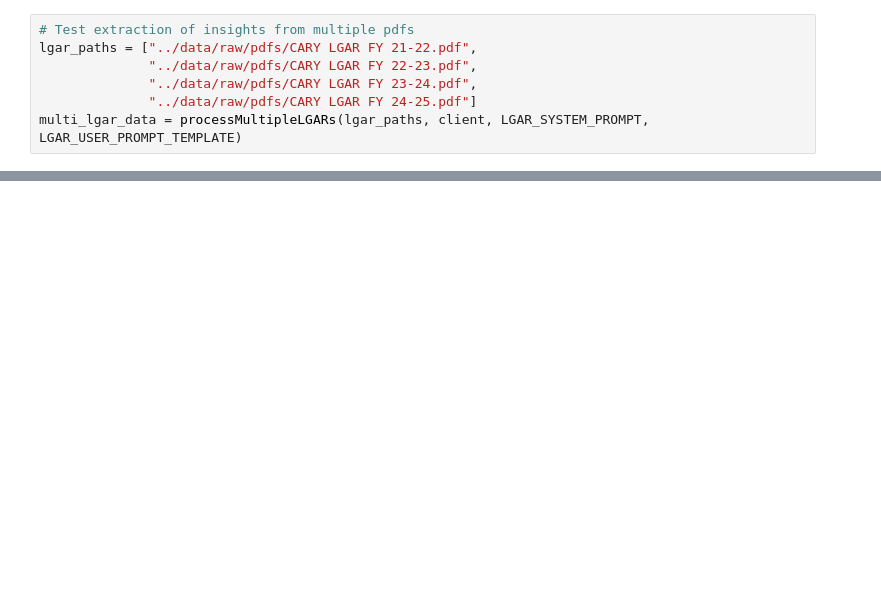
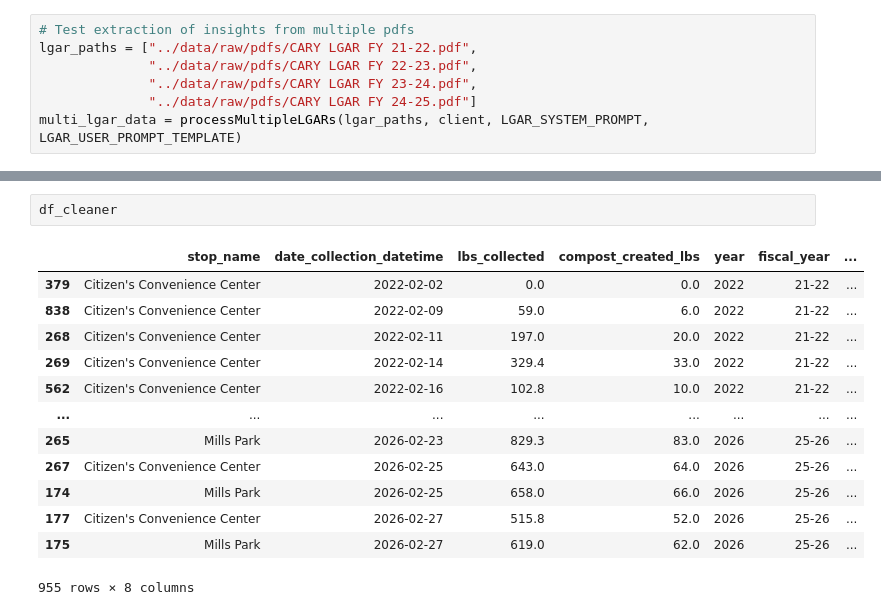
Before and after one commit to a-vargasmarte/food-waste-recycling-impact, a Jupyter notebook: notebook/DataExploration.ipynb, the cells around one changed output, grey strips where cells are left out. Drawn from its saved outputs; the diff is of its cells as text; blank space fills up the shorter version.

```diff
--- a/notebook/DataExploration.ipynb
+++ b/notebook/DataExploration.ipynb
@@ -694,3 +656,19 @@ multi_lgar_data
 | 9 | 2024-2025 | 8/27/2025 | Municipal Solid Waste | 54646.0 | 37684.36 | 6223450.00 | ... |
 | 10 | 2024-2025 | 8/27/2025 | Recycling | 54646.0 | 11007.53 | 1993069.00 | ... |
 | 11 | 2024-2025 | 8/27/2025 | Yard Waste | 54646.0 | 23510.17 | 2438576.00 | ... |
+# %%
+df_cleaner
+# %% [output]
+|  | stop_name | date_collection_datetime | lbs_collected | compost_created_lbs | year | fiscal_year | ... |
+| 379 | Citizen's Convenience Center | 2022-02-02 | 0.0 | 0.0 | 2022 | 21-22 | ... |
+| 838 | Citizen's Convenience Center | 2022-02-09 | 59.0 | 6.0 | 2022 | 21-22 | ... |
+| 268 | Citizen's Convenience Center | 2022-02-11 | 197.0 | 20.0 | 2022 | 21-22 | ... |
+| 269 | Citizen's Convenience Center | 2022-02-14 | 329.4 | 33.0 | 2022 | 21-22 | ... |
+| 562 | Citizen's Convenience Center | 2022-02-16 | 102.8 | 10.0 | 2022 | 21-22 | ... |
+| ... | ... | ... | ... | ... | ... | ... | ... |
+| 265 | Mills Park | 2026-02-23 | 829.3 | 83.0 | 2026 | 25-26 | ... |
+| 267 | Citizen's Convenience Center | 2026-02-25 | 643.0 | 64.0 | 2026 | 25-26 | ... |
+| 174 | Mills Park | 2026-02-25 | 658.0 | 66.0 | 2026 | 25-26 | ... |
+| 177 | Citizen's Convenience Center | 2026-02-27 | 515.8 | 52.0 | 2026 | 25-26 | ... |
+| 175 | Mills Park | 2026-02-27 | 619.0 | 62.0 | 2026 | 25-26 | ... |
+955 rows × 8 columns
```
Also changed, not shown: parts of 30 cells of this notebook.
